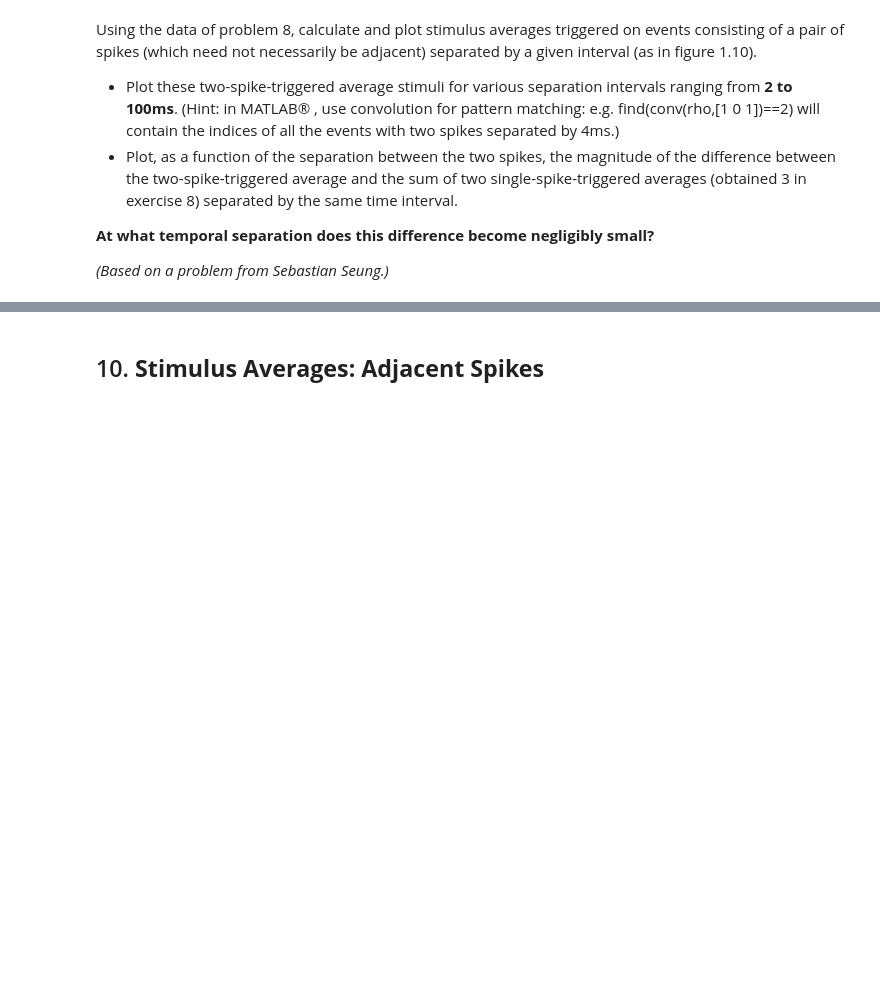
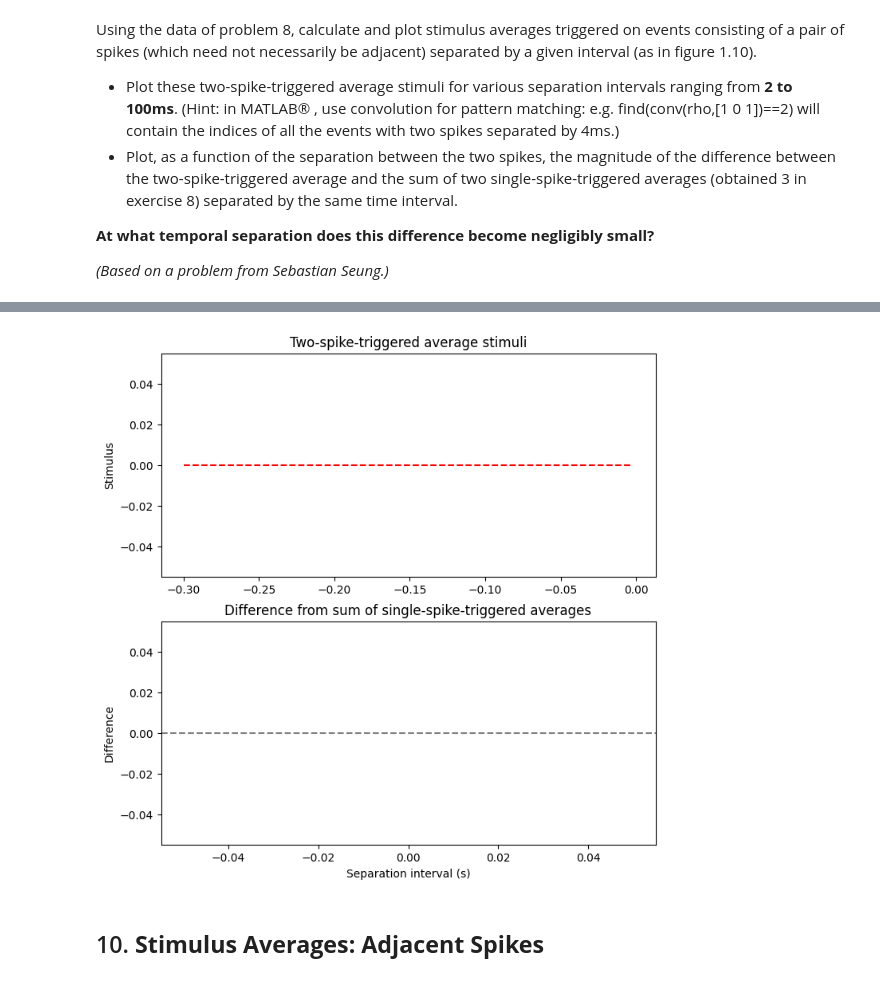
Before and after one commit to SpenBobCat/Computational_Neuroscience, a Jupyter notebook: Computational_Neuroscience_Coursera_Chapter_1.ipynb, the cells around one changed output, grey strips where cells are left out. Saved outputs shown, nothing was run; the diff lists cells and outputs as text; code cells hidden in the pictures; blank space fills up the shorter version.

```diff
--- a/Computational_Neuroscience_Coursera_Chapter_1.ipynb
+++ b/Computational_Neuroscience_Coursera_Chapter_1.ipynb
@@ -705,3 +712,62 @@ the magnitude of the difference between the two-spike-triggered average and the
+# %%
+import numpy as np
+import scipy.io as sio
+import matplotlib.pyplot as plt
+
+from scipy.io import loadmat
+data = loadmat('/content/c1p8.mat')
+
+# Load data from c1p8.mat file
+data = sio.loadmat('c1p8.mat')
+rho = data['rho'][0]
+stim = data['stim'][0]
+
+# Define time vector
+dt = 0.002 # 2 ms sampling rate
+t = np.arange(0, len(rho)*dt, dt)
+
+# Define separation intervals to consider
+sep_intervals = np.arange(2, 101) / 1000.0  # in seconds
+
+# Define time range for STA
+sta_range = 0.3 # 300 ms
+sta_steps = int(np.floor(sta_range/dt)) # number of time steps for STA
+sta_t = dt*np.arange(-sta_steps, 0, 1) # time vector for STA
+
+# Initialize STA and spike count
+sta = np.zeros_like(sta_t)
+spike_count = 0
+
+# Compute two-spike-triggered average stimuli for each separation interval
+tsa_seps = np.zeros_like(sep_intervals)
+for i, sep in enumerate(sep_intervals):
+    # Find pairs of spikes separated by sep
+    idx_pairs = np.flatnonzero(
+        np.convolve(rho, np.ones(int(sep/dt)), mode='valid') == 2
+    )
+    # Compute stimulus average for each pair of spikes
+    tsa = np.zeros_like(sta)
+    for idx_pair in idx_pairs:
+        tsa += stim[idx_pair-sta_steps:idx_pair-1][::-1]
+    tsa /= len(idx_pairs)  # normalize by number of pairs
+    # Save magnitude of difference between tsa and sum of single-spike-triggered averages
+    tsa_seps[i] = np.abs(tsa - 2*sta[sta_steps-1]).mean()
+
+# Plot two-spike-triggered average stimuli and difference from sum of single-spike-triggered averages
+fig, ax = plt.subplots(2, 1, figsize=(8, 8))
+for sep, tsa_sep in zip(sep_intervals, tsa_seps):
+    ax[0].plot(sta_t, tsa, color='k', alpha=0.1)
+    ax[1].plot(sep, tsa_sep, 'ko')
+ax[0].plot(sta_t, 2*sta[sta_steps-1]*np.ones_like(sta_t), 'r--')
+ax[1].axhline(0, color='gray', linestyle='--')
+ax[1].set_xlabel('Separation interval (s)')
+ax[0].set_ylabel('Stimulus')
+ax[1].set_ylabel('Difference')
+ax[0].set_title('Two-spike-triggered average stimuli')
+ax[1].set_title('Difference from sum of single-spike-triggered averages')
+plt.show()
+# %% [output]
+[figure, added]
 # %% [markdown]
 ## 10. **Stimulus Averages: Adjacent Spikes**
 # %% [markdown]
```
Also changed, not shown: parts of 4 cells of this notebook.
